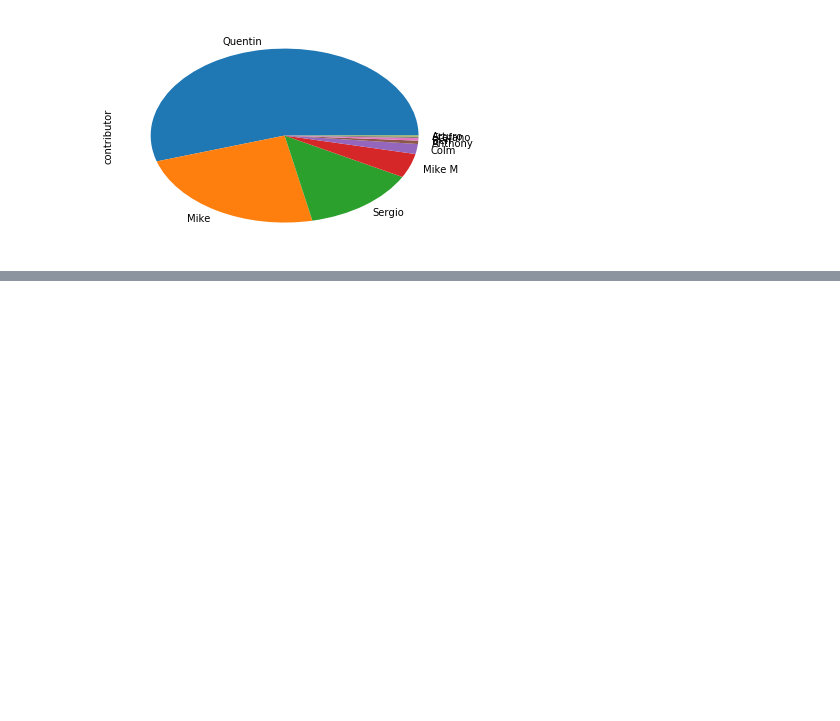
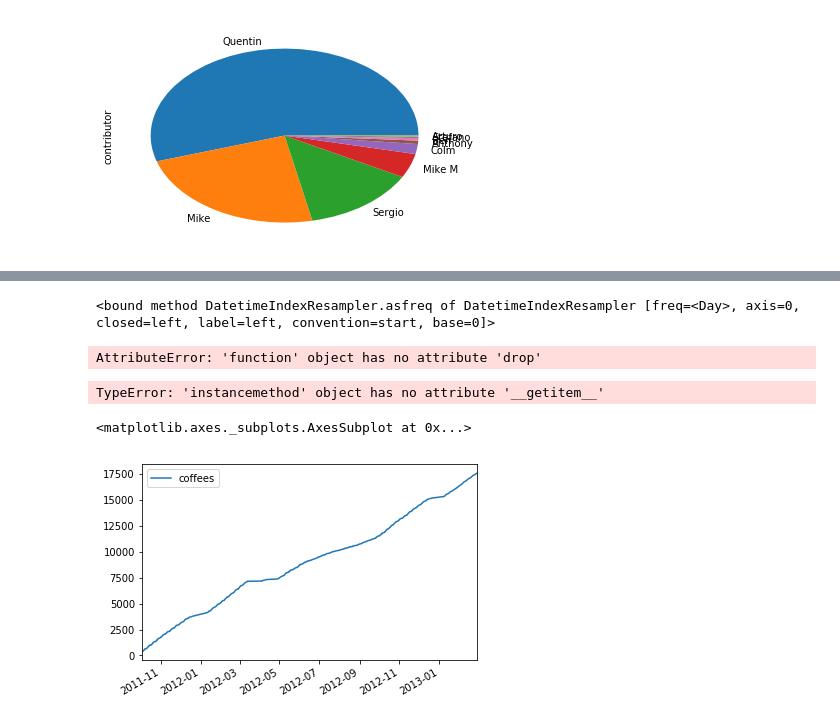
Before and after one commit to TulikaMishra/Python, a Jupyter notebook: Learning Pandas.ipynb, the cells around one changed output, grey strips where cells are left out. Saved outputs shown, nothing was run; the diff lists cells and outputs as text; code cells hidden in the pictures; blank space fills up the shorter version.

```diff
--- a/Learning Pandas.ipynb
+++ b/Learning Pandas.ipynb
@@ -287,0 +408,2 @@ data.contributor.value_counts().plot(kind = "pie")
+# %%
+midnights = pd.date_range(data.index[0], data.index[-1],freq ="D", normalize = "True")
@@ -287,0 +421,2 @@ data.contributor.value_counts().plot(kind = "pie")
+# %%
+new_index = midnights.union(data.index)
@@ -287,0 +438,2 @@ data.contributor.value_counts().plot(kind = "pie")
+# %%
+unsampled_data = data.reindex(new_index)
@@ -287,0 +458,2 @@ data.contributor.value_counts().plot(kind = "pie")
+# %%
+unsampled_data= unsampled_data.interpolate(method = "time")
@@ -287,0 +525,18 @@ data.contributor.value_counts().plot(kind = "pie")
+# %%
+daily_data = unsampled_data.resample("D").asfreq
+daily_data
+# %% [output]
+<bound method DatetimeIndexResampler.asfreq of DatetimeIndexResampler [freq=<Day>, axis=0, closed=left, label=left, convention=start, base=0]>
+# %%
+daily_data = daily_data.drop(["contributor"], axis=1)
+# %% [output]
+AttributeError: 'function' object has no attribute 'drop'
+# %%
+daily_data["contributor"]
+# %% [output]
+TypeError: 'instancemethod' object has no attribute '__getitem__'
+# %%
+unsampled_data.plot(kind = "line")
+# %% [output]
+<matplotlib.axes._subplots.AxesSubplot at 0x...>
+[figure, added]
```
Also changed, not shown: parts of 30 cells of this notebook.
